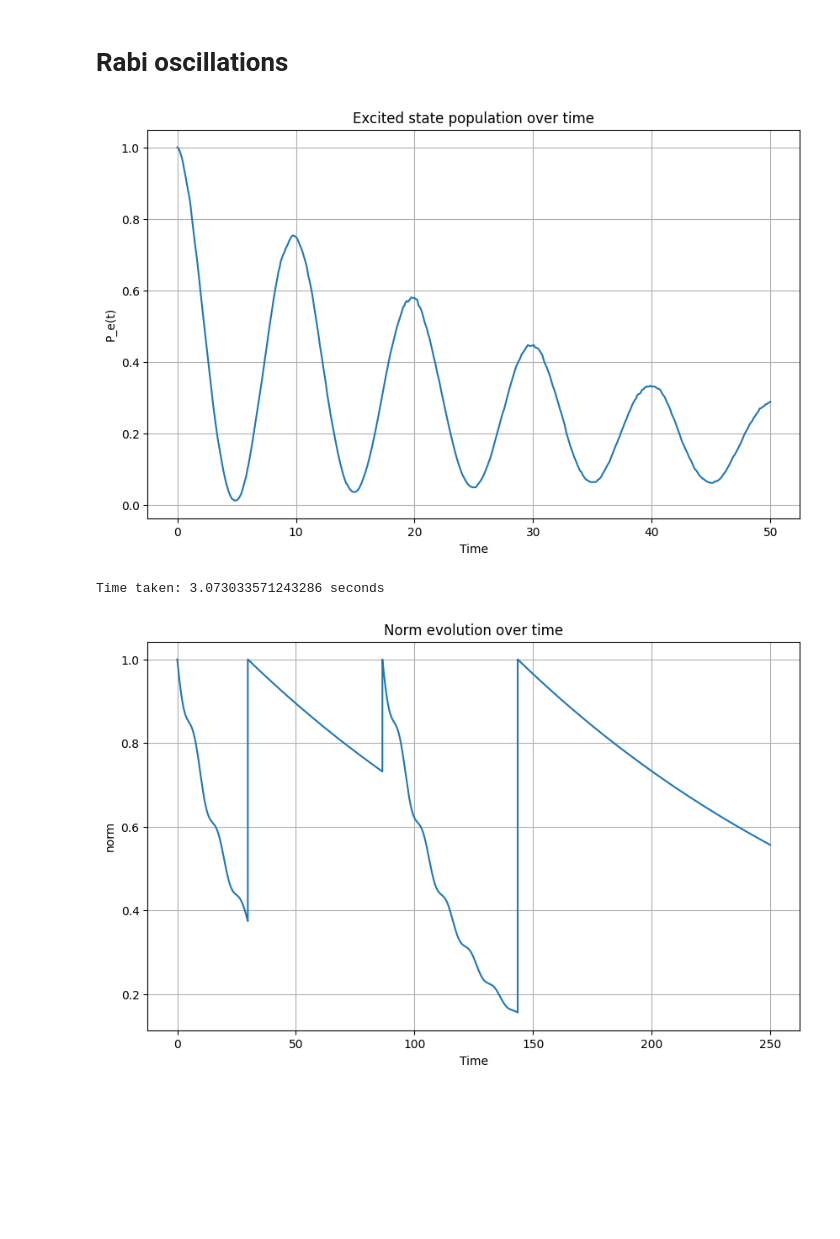
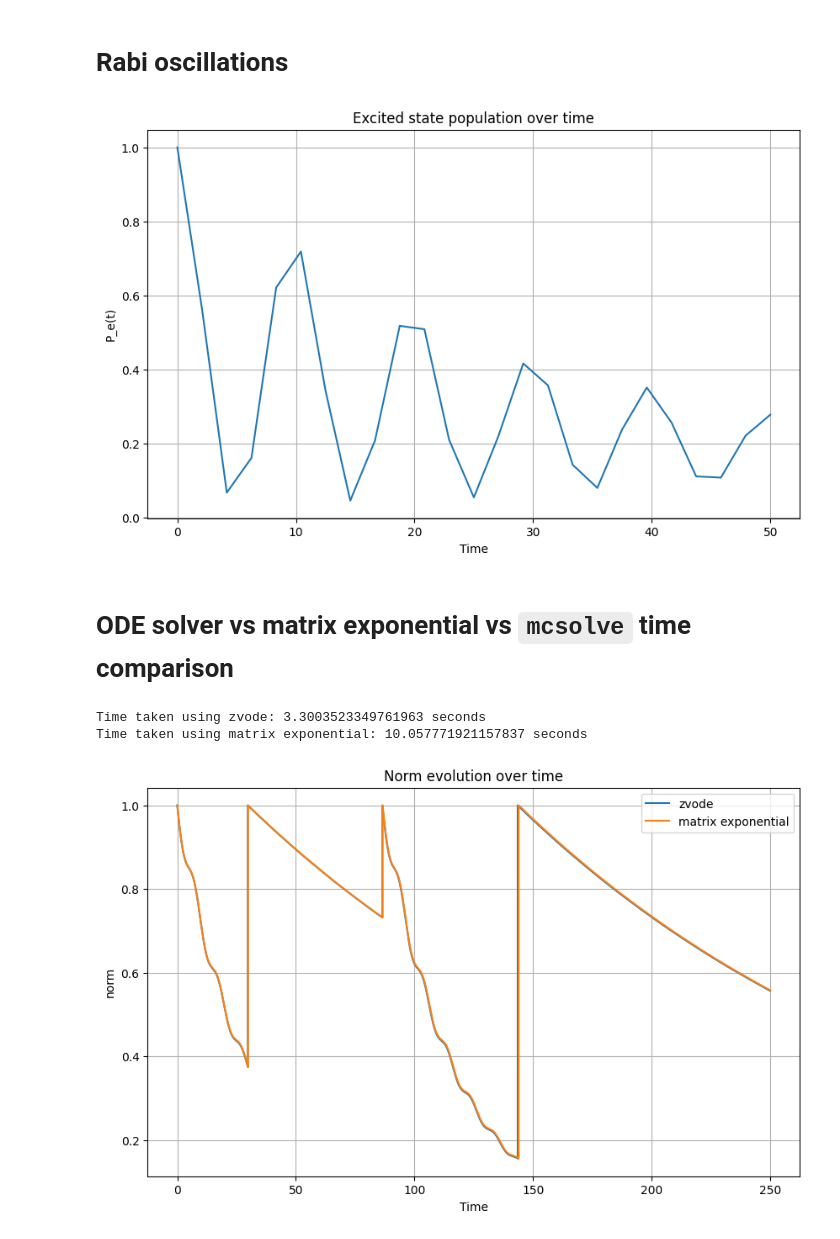
Before and after one commit to p-pietro/tp4-exercises, a Jupyter notebook: python/montecarlo.ipynb, the cells around one changed output. Drawn from its saved outputs; the diff is of its cells as text; code cells hidden in the pictures; blank space fills up the shorter version.

```diff
--- a/python/montecarlo.ipynb
+++ b/python/montecarlo.ipynb
@@ -123,8 +123,8 @@ c_op_list.append(np.sqrt(kappa * n_th_a) * a_dag)
 c_op_list.append(np.sqrt(gamma * (1 + n_th_a)) * sm)
 c_op_list.append(np.sqrt(gamma * n_th_a) * sp)
 # %%
-times = np.linspace(0, 50, 500)
-result_f = montecarlo_average(H, c_op_list, psi0, times, 500, sp @ sm)
+times = np.linspace(0, 50, 25)
+result_f = montecarlo_average(H, c_op_list, psi0, times, 1000, sp @ sm)
 
 plt.figure(figsize=(10, 6))
 plt.plot(times, result_f)
@@ -133,39 +133,48 @@ plt.ylabel('P_e(t)')
 plt.title('Excited state population over time')
 plt.grid(True)
 # %% [output]
-[figure, old version]
+[figure, new version]
+# %% [markdown]
+# ODE solver vs matrix exponential vs `mcsolve` time comparison
 # %%
 import functions
 importlib.reload(functions)
 from functions import montecarlo
 import time
 
 times = np.linspace(0, 250, 100000)
 
 
 start_time = time.time()
-result = montecarlo(H, c_op_list, psi0, times, 42)
+result_ode = montecarlo(H, c_op_list, psi0, times, 42)
 
 end_time = time.time()
-print(f"Time taken: {end_time - start_time} seconds")
+print(f"Time taken using zvode: {end_time - start_time} seconds")
 
-P_evolution = [np.linalg.norm(psi) ** 2 for psi in result]
+start_time = time.time()
+result_exp = montecarlo(H, c_op_list, psi0, times, 42, False)
 
+end_time = time.time()
+print(f"Time taken using matrix exponential: {end_time - start_time} seconds")
+
+P_evolution_ode = [np.linalg.norm(psi) ** 2 for psi in result_ode]
+P_evolution_exp = [np.linalg.norm(psi) ** 2 for psi in result_exp]
 
 
 plt.figure(figsize=(10, 6))
 
-plt.plot(times, P_evolution)
-
+plt.plot(times, P_evolution_ode, label="zvode")
+plt.plot(times, P_evolution_exp, label="matrix exponential")
 plt.xlabel("Time")
-
 plt.ylabel("norm")
 plt.title("Norm evolution over time")
+plt.legend()
 
 plt.grid(True)
 # %% [output]
-Time taken: 3.073033571243286 seconds
+Time taken using zvode: 3.3003523349761963 seconds
+Time taken using matrix exponential: 10.057771921157837 seconds
-[figure, old version]
+[figure, new version]
 # %%
 from qutip import tensor, basis, destroy, qeye, sigmaz, mcsolve, mesolve
 
```
Also changed, not shown: parts of 2 cells of this notebook, 7 other files.
